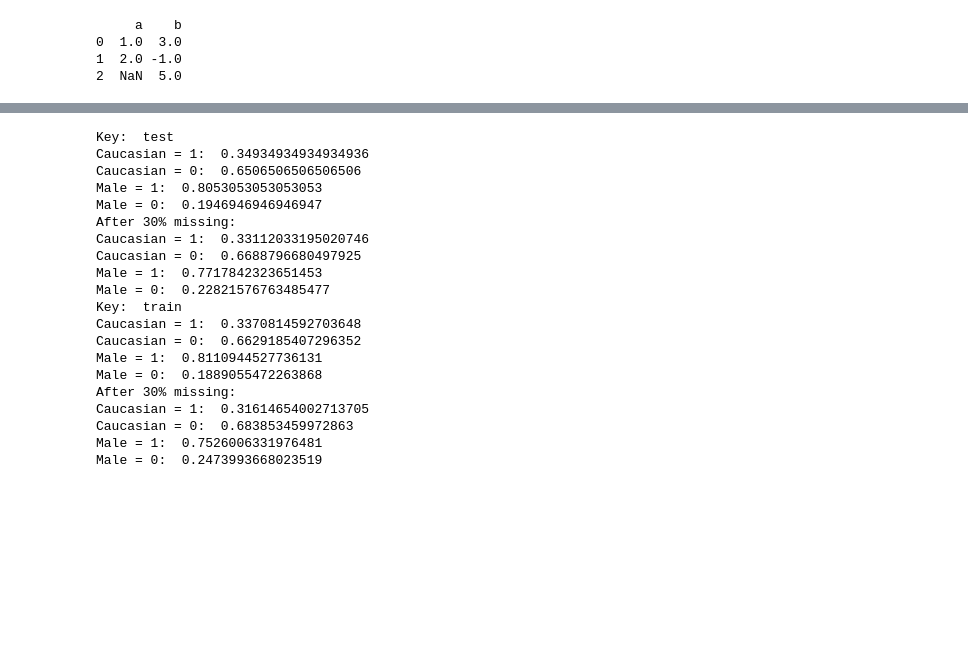
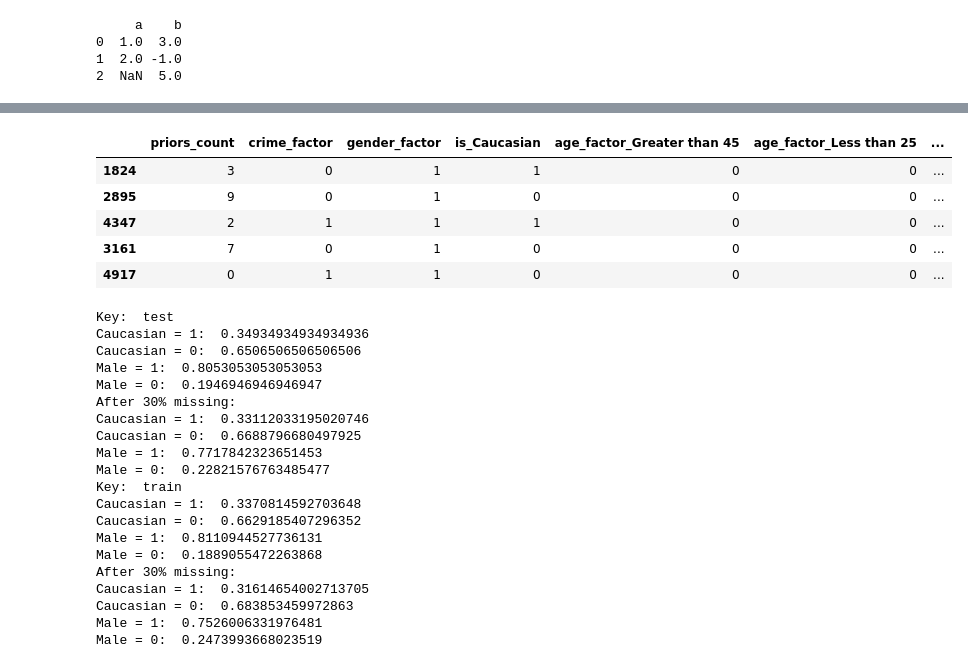
Before and after one commit to mjdioli/masters, a Jupyter notebook: main.ipynb, the cells around one changed output, grey strips where cells are left out. Cells and saved outputs as stored; diff of their text form; code cells hidden in the pictures; blank space fills up the shorter version.

```diff
--- a/main.ipynb
+++ b/main.ipynb
@@ -47,3 +56,12 @@ RESPONSE = "two_year_recid"
+# %%
+compas["train"].head()
+# %% [output]
+|  | priors_count | crime_factor | gender_factor | is_Caucasian | age_factor_Greater than 45 | age_factor_Less than 25 | ... |
+| 1824 | 3 | 0 | 1 | 1 | 0 | 0 | ... |
+| 2895 | 9 | 0 | 1 | 0 | 0 | 0 | ... |
+| 4347 | 2 | 1 | 1 | 1 | 0 | 0 | ... |
+| 3161 | 7 | 0 | 1 | 0 | 0 | 0 | ... |
+| 4917 | 0 | 1 | 1 | 0 | 0 | 0 | ... |
 # %%
 #Checking that the classes don't become too much more imbalanced when data is removed.
 
```
Also changed, not shown: parts of 3 cells of this notebook, 3 other files.
